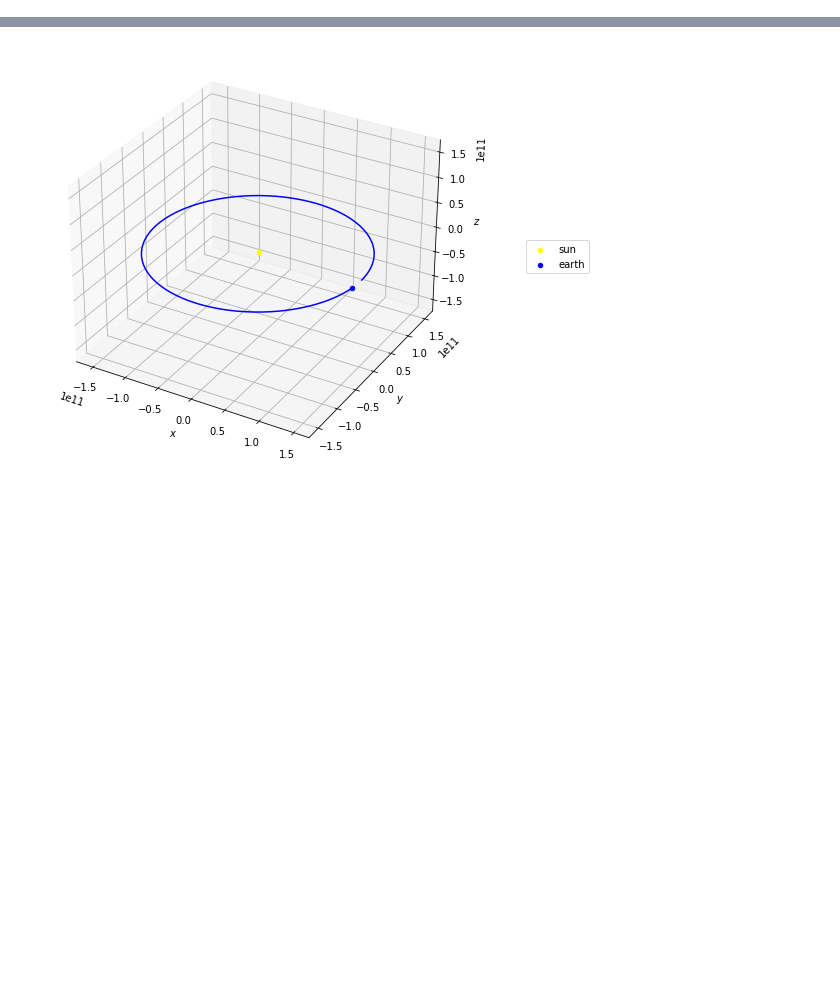
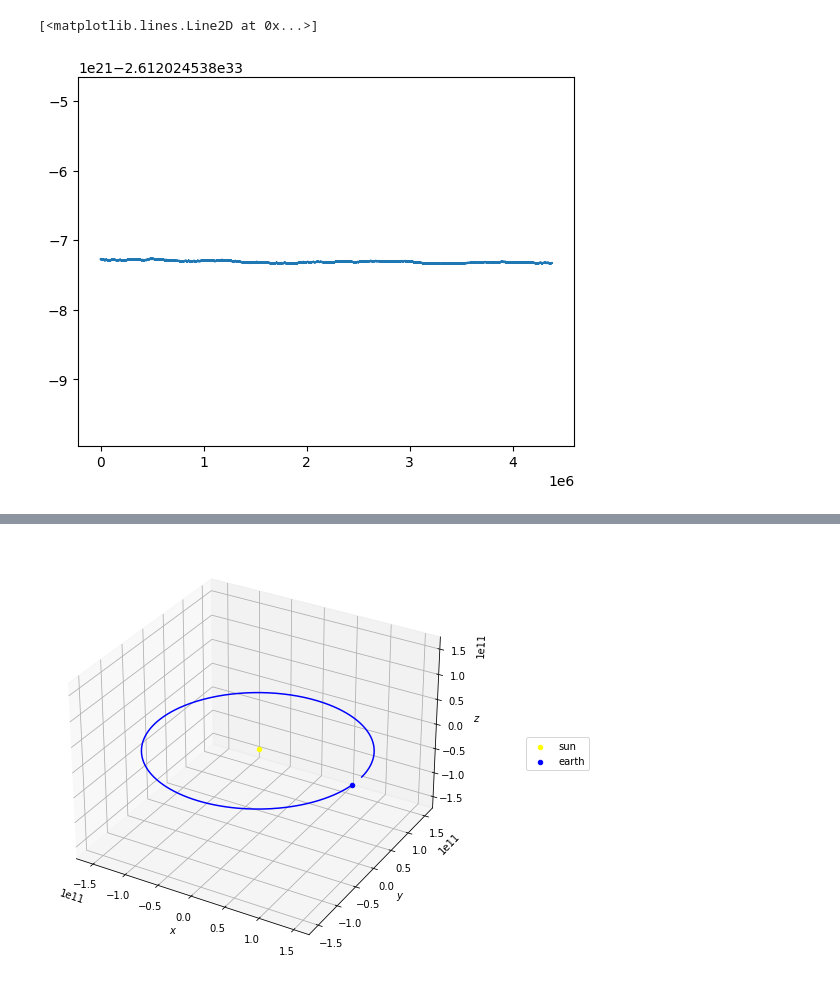
Before and after one commit to whuang259/Math714Project, a Jupyter notebook: nbody-simulation.ipynb, the cells around one changed output, grey strips where cells are left out. Cells and saved outputs as stored; diff of their text form; code cells hidden in the pictures; blank space fills up the shorter version.

```diff
--- a/nbody-simulation.ipynb
+++ b/nbody-simulation.ipynb
@@ -266,0 +342,5 @@ class NBodySimulation:
+# %%
+plt.plot(np.arange(steps) * 2*dt, sim2.get_energy(), label="rk4 sim Energy")
+# %% [output]
+[<matplotlib.lines.Line2D at 0x...>]
+[figure, added]
```
Also changed, not shown: parts of 5 cells of this notebook.
